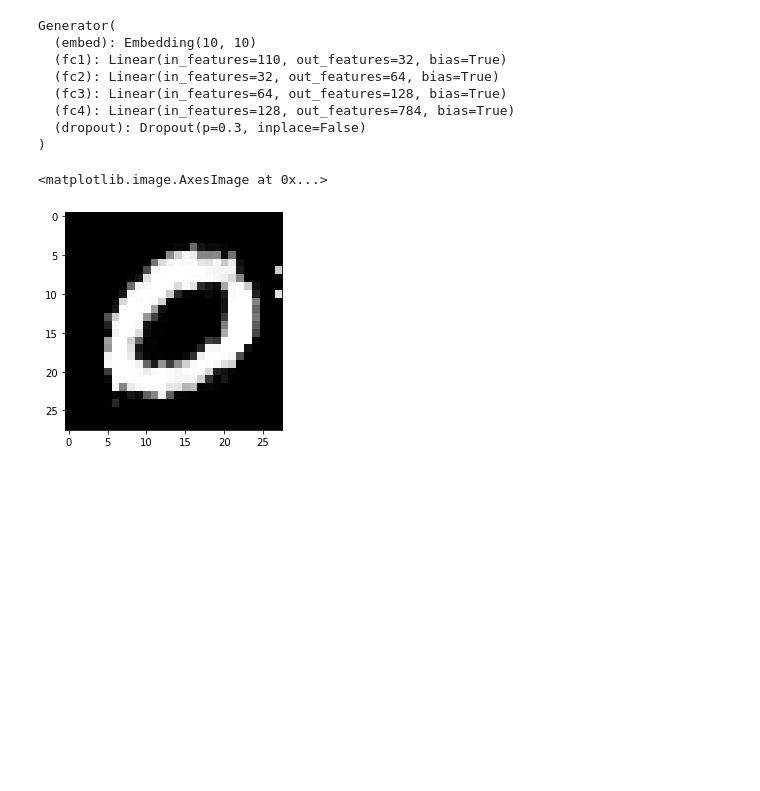
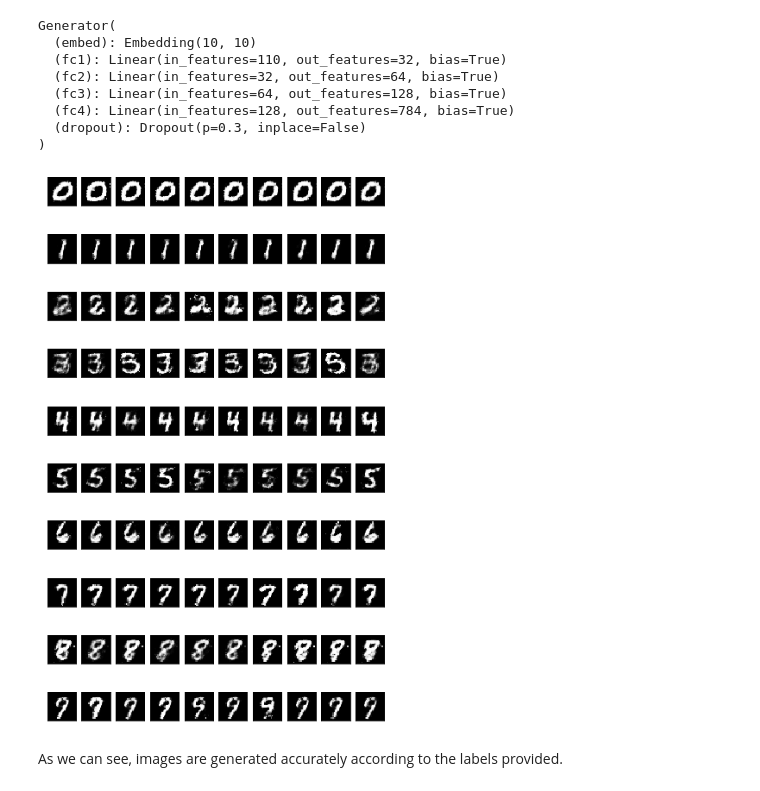
Before and after one commit to abs51295/mnist-vanilla-gans, a Jupyter notebook: cgan-mnist.ipynb, the cells around one changed output. Drawn from its saved outputs; the diff is of its cells as text; code cells hidden in the pictures; blank space fills up the shorter version.

Commit message:
Generate 10 samples for every label

```diff
--- a/cgan-mnist.ipynb
+++ b/cgan-mnist.ipynb
@@ -465,6 +465,11 @@ Generator(
   (fc4): Linear(in_features=128, out_features=784, bias=True)
   (dropout): Dropout(p=0.3, inplace=False)
 )
+# %%
+samples = []
 # %%
-# Initialize a random vector
-rand_image = torch.from_numpy(np.random.uniform(-1, 1, size=(1, z_size))).float()
+# Initialize a random vector. We take size as (10, z_size) for generating 10 images for each of labels 0-9
+for i in range(10):
+    rand_image = torch.from_numpy(np.random.uniform(-1, 1, size=(10, z_size))).float()
+    label = torch.tensor([i]*10).long()
+    samples.append(G(rand_image, label))
@@ -476,7 +476,15 @@ rand_g = G(rand_image, label)
-# %%
-# we need to detach the image, so that it's out of the graph
-rand_g = rand_g.detach()
-plt.imshow(rand_g.resize(28, 28), cmap='Greys_r')
-# %% [output]
-<matplotlib.image.AxesImage at 0x...>
-[figure, removed]
+# %%
+rows = 10
+cols = 10
+fig, axes = plt.subplots(figsize=(7,12), nrows=rows, ncols=cols, sharex=True, sharey=True)
+
+for sample, ax_row in zip(samples[::int(len(samples)/rows)], axes):
+    for img, ax in zip(sample[::int(len(sample)/cols)], ax_row):
+        img = img.detach()
+        ax.imshow(img.reshape((28,28)), cmap='Greys_r')
+        ax.xaxis.set_visible(False)
+        ax.yaxis.set_visible(False)
+# %% [output]
+[figure, added]
+# %% [markdown]
+As we can see, images are generated accurately according to the labels provided.
```
Also changed, not shown: parts of 2 cells of this notebook.
